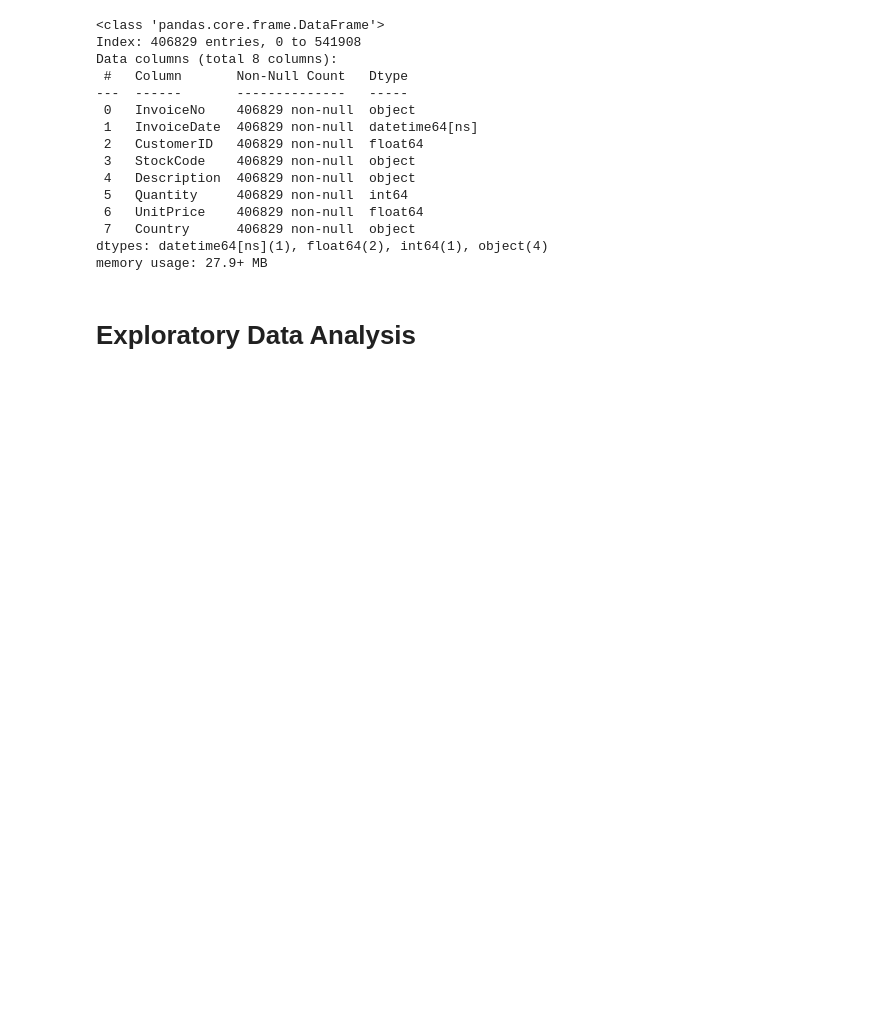
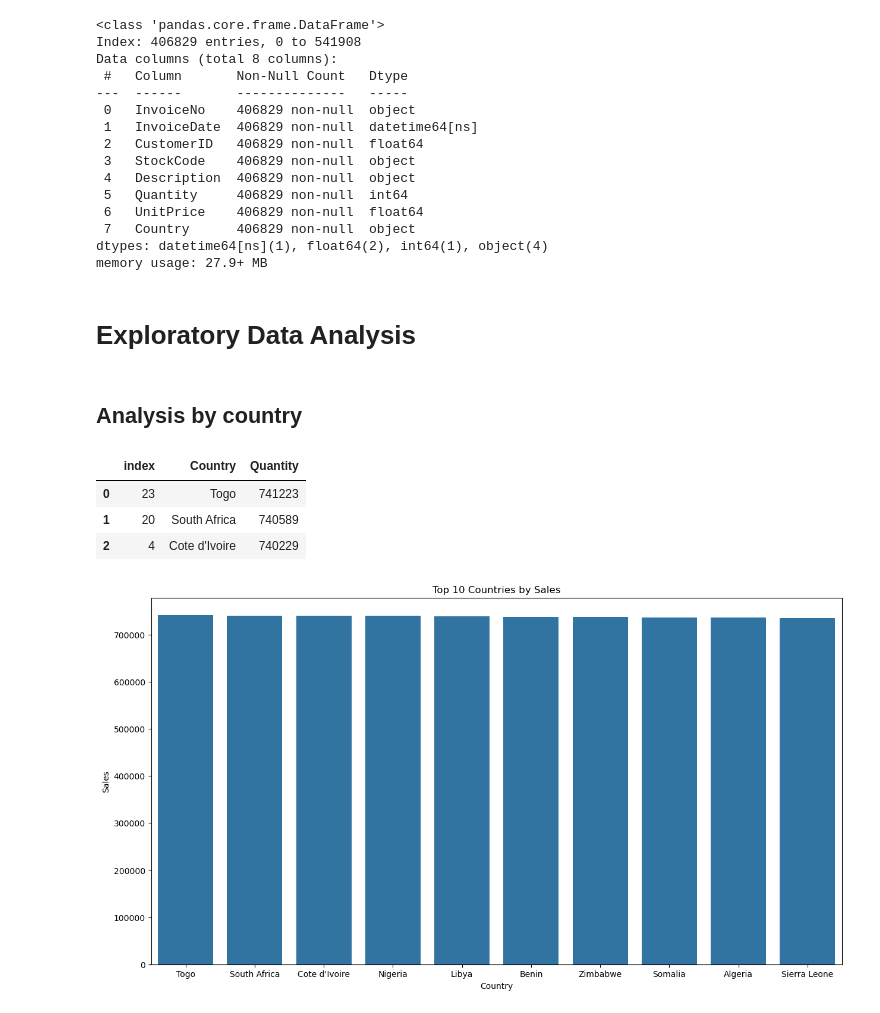
Before and after one commit to kconana/customer-retention-analysis-II, a Jupyter notebook: notebooks/kingsley-solution.ipynb, the cells around one changed output. Cells and saved outputs as stored; diff of their text form; code cells hidden in the pictures; blank space fills up the shorter version.

Commit message:
Exploratory Data Analysis

```diff
--- a/notebooks/kingsley-solution.ipynb
+++ b/notebooks/kingsley-solution.ipynb
@@ -115,3 +115,15 @@ dtypes: datetime64[ns](1), float64(2), int64(1), object(4)
 memory usage: 27.9+ MB
 # %% [markdown]
 # Exploratory Data Analysis
+# %% [markdown]
+## Analysis by country
+# %%
+quantity_by_country = data.groupby(["Country"])["Quantity"].sum().reset_index()
+quantity_by_country = quantity_by_country.sort_values("Quantity", ascending = False).reset_index()
+# %%
+quantity_by_country.head(3)
+# %% [output]
+|  | index | Country | Quantity |
+| 0 | 23 | Togo | 741223 |
+| 1 | 20 | South Africa | 740589 |
+| 2 | 4 | Cote d'Ivoire | 740229 |
@@ -117,0 +132,12 @@ memory usage: 27.9+ MB
+# %%
+top_10_countries = quantity_by_country.head(10)
+
+plt.figure(figsize = (15,8))
+ax = sns.barplot(x = "Country", y = "Quantity", data = top_10_countries)
+
+plt.xlabel("Country")
+plt.ylabel("Sales")
+plt.title("Top 10 Countries by Sales")
+plt.show()
+# %% [output]
+[figure, added]
```
Also changed, not shown: parts of 10 cells of this notebook.
